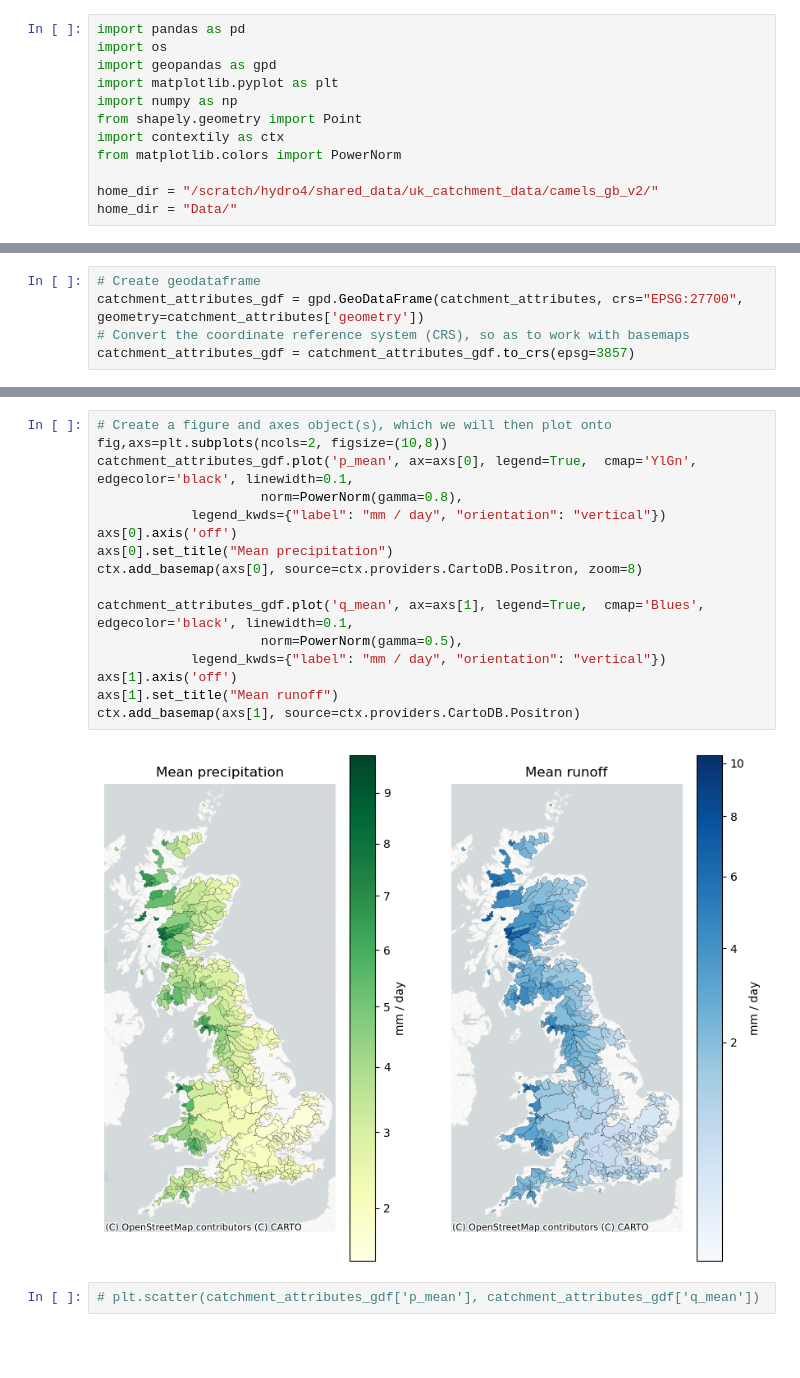
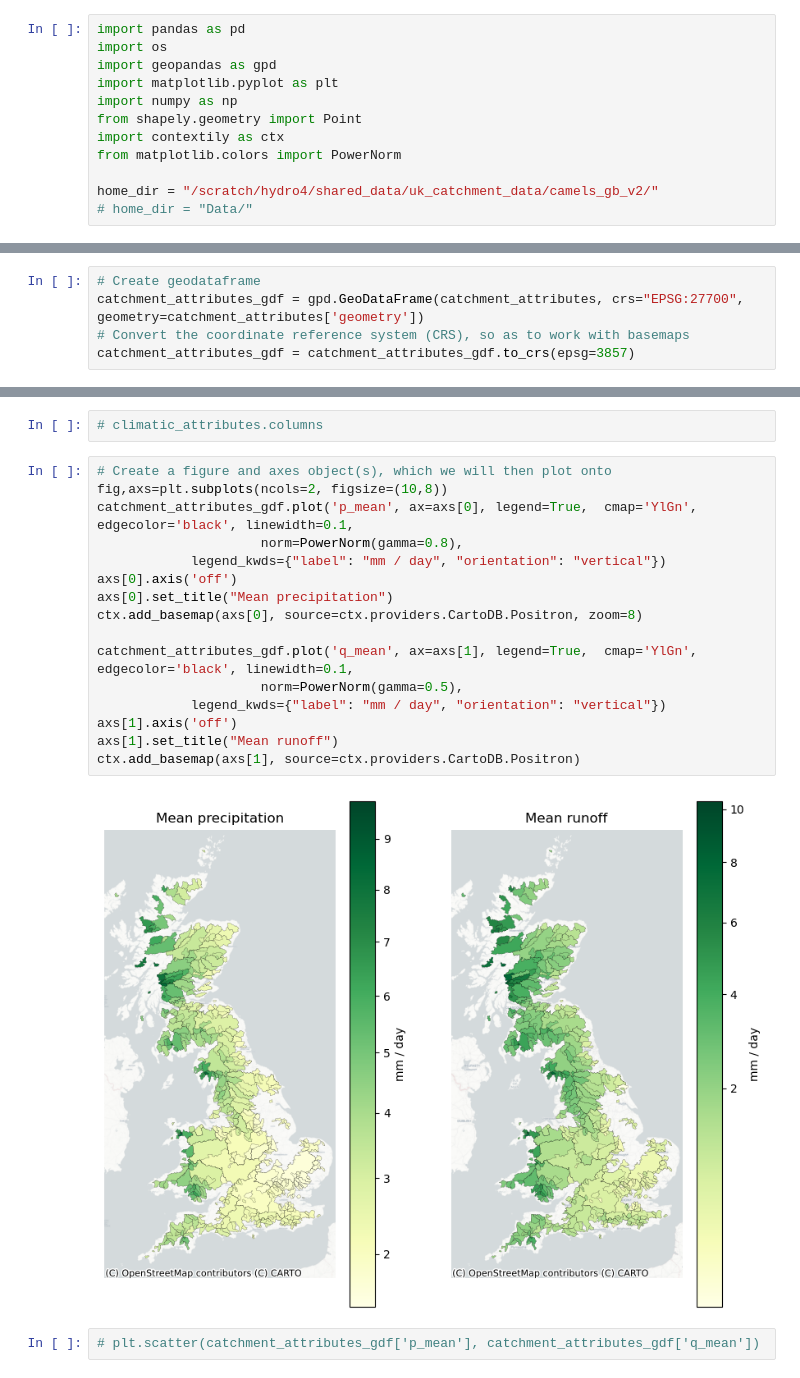
Before and after one commit to masher92/CamelsAnalysis, a Jupyter notebook: Newest.ipynb, the cells around one changed output, grey strips where cells are left out. Cells and saved outputs as stored; diff of their text form; blank space fills up the shorter version.

```diff
--- a/Newest.ipynb
+++ b/Newest.ipynb
@@ -107,7 +156,7 @@ import contextily as ctx
 from matplotlib.colors import PowerNorm
 
 home_dir = "/scratch/hydro4/shared_data/uk_catchment_data/camels_gb_v2/"
-home_dir = "Data/"
+# home_dir = "Data/"
 # %% [markdown]
 <div style="background-color: #2196F3; color: white; padding: 15px 20px; border-radius: 5px; margin: 10px 0px;">
 <h1 style="color: white; margin: 0px;">🗺️ 1. EXPLORE</h1>
@@ -204,23 +276,25 @@ Below, we create two maps side by side showing each catchment's mean precipitati
 
 ---
+# %%
+# climatic_attributes.columns
 # %%
 # Create a figure and axes object(s), which we will then plot onto
 fig,axs=plt.subplots(ncols=2, figsize=(10,8))
 catchment_attributes_gdf.plot('p_mean', ax=axs[0], legend=True,  cmap='YlGn', edgecolor='black', linewidth=0.1,
                      norm=PowerNorm(gamma=0.8),
             legend_kwds={"label": "mm / day", "orientation": "vertical"})
 axs[0].axis('off')
 axs[0].set_title("Mean precipitation")
 ctx.add_basemap(axs[0], source=ctx.providers.CartoDB.Positron, zoom=8)
 
-catchment_attributes_gdf.plot('q_mean', ax=axs[1], legend=True,  cmap='Blues', edgecolor='black', linewidth=0.1,
+catchment_attributes_gdf.plot('q_mean', ax=axs[1], legend=True,  cmap='YlGn', edgecolor='black', linewidth=0.1,
                      norm=PowerNorm(gamma=0.5),
             legend_kwds={"label": "mm / day", "orientation": "vertical"})
 axs[1].axis('off')
 axs[1].set_title("Mean runoff")
 ctx.add_basemap(axs[1], source=ctx.providers.CartoDB.Positron)
 # %% [output]
-[figure, old version]
+[figure, new version]
 # %%
 # plt.scatter(catchment_attributes_gdf['p_mean'], catchment_attributes_gdf['q_mean'])
 # %% [markdown]
```
Also changed, not shown: parts of 45 cells of this notebook.
